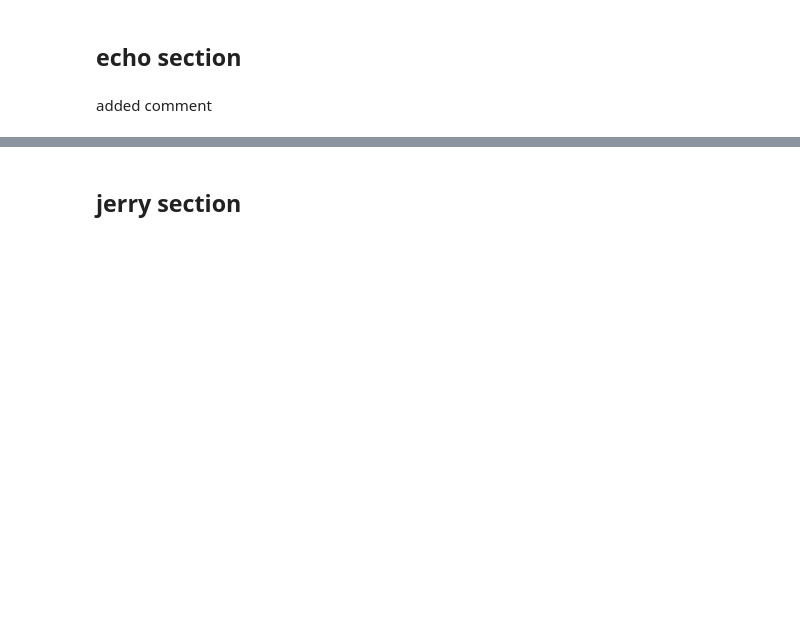
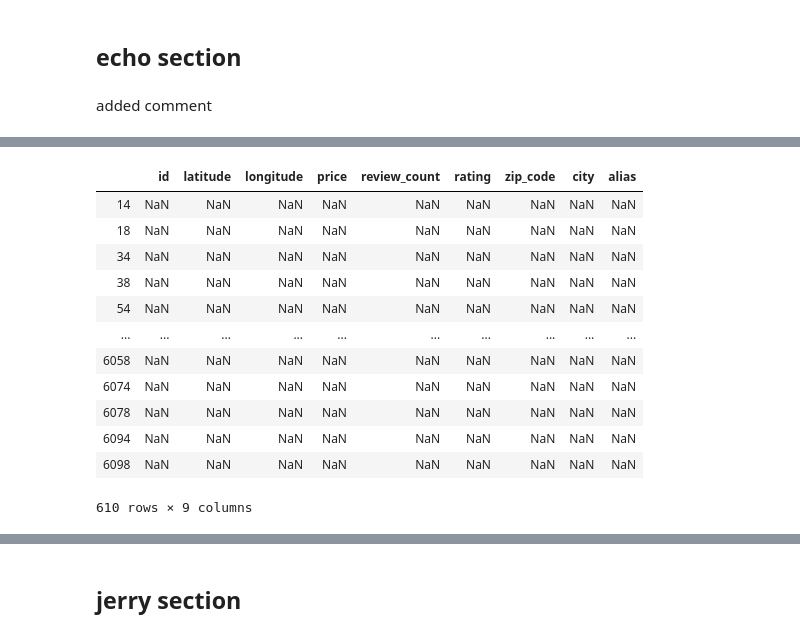
Before and after one commit to aejsong/Predicting-Neighborhood-Affluence-with-Yelp, a Jupyter notebook: Code/Yelp Webscraping.ipynb, the cells around one changed output, grey strips where cells are left out. Saved outputs shown, nothing was run; the diff lists cells and outputs as text; code cells hidden in the pictures; blank space fills up the shorter version.

```diff
--- a/Code/Yelp Webscraping.ipynb
+++ b/Code/Yelp Webscraping.ipynb
@@ -168,0 +248,16 @@ added cell
+# %%
+df[df.isna().any(axis=1)] ## show all the rows with nan
+# %% [output]
+|  | id | latitude | longitude | price | review_count | rating | zip_code | city | alias |
+| 14 | NaN | NaN | NaN | NaN | NaN | NaN | NaN | NaN | NaN |
+| 18 | NaN | NaN | NaN | NaN | NaN | NaN | NaN | NaN | NaN |
+| 34 | NaN | NaN | NaN | NaN | NaN | NaN | NaN | NaN | NaN |
+| 38 | NaN | NaN | NaN | NaN | NaN | NaN | NaN | NaN | NaN |
+| 54 | NaN | NaN | NaN | NaN | NaN | NaN | NaN | NaN | NaN |
+| ... | ... | ... | ... | ... | ... | ... | ... | ... | ... |
+| 6058 | NaN | NaN | NaN | NaN | NaN | NaN | NaN | NaN | NaN |
+| 6074 | NaN | NaN | NaN | NaN | NaN | NaN | NaN | NaN | NaN |
+| 6078 | NaN | NaN | NaN | NaN | NaN | NaN | NaN | NaN | NaN |
+| 6094 | NaN | NaN | NaN | NaN | NaN | NaN | NaN | NaN | NaN |
+| 6098 | NaN | NaN | NaN | NaN | NaN | NaN | NaN | NaN | NaN |
+610 rows × 9 columns
```
Also changed, not shown: parts of 15 cells of this notebook, 2 other files.
